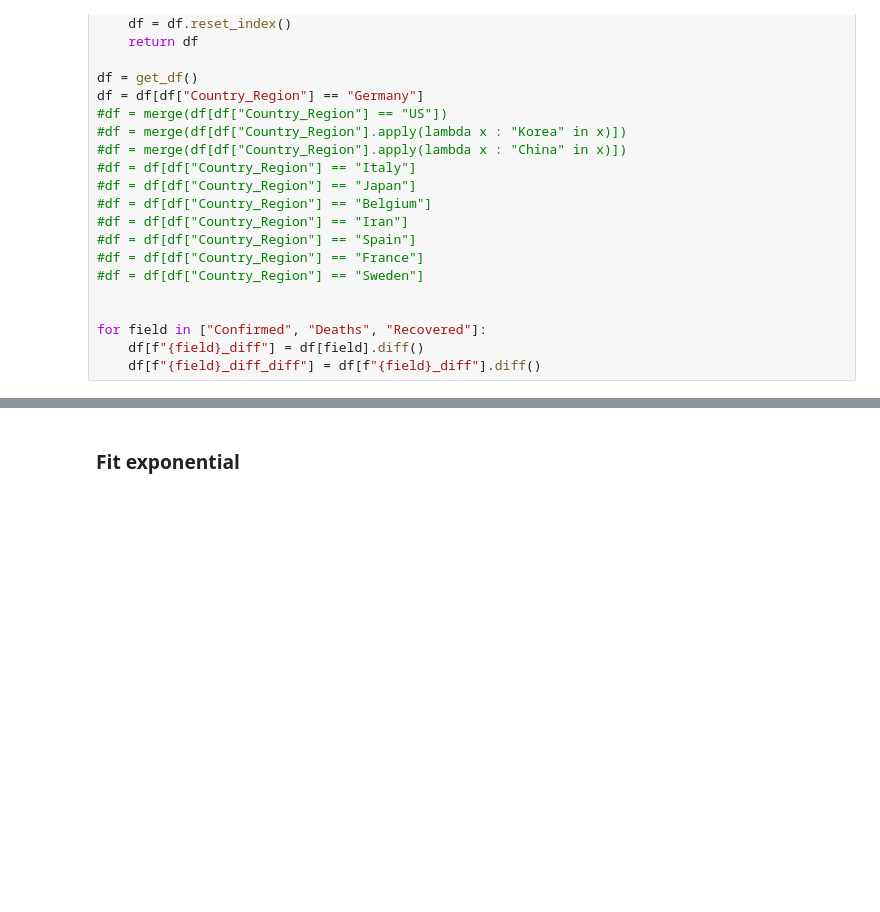
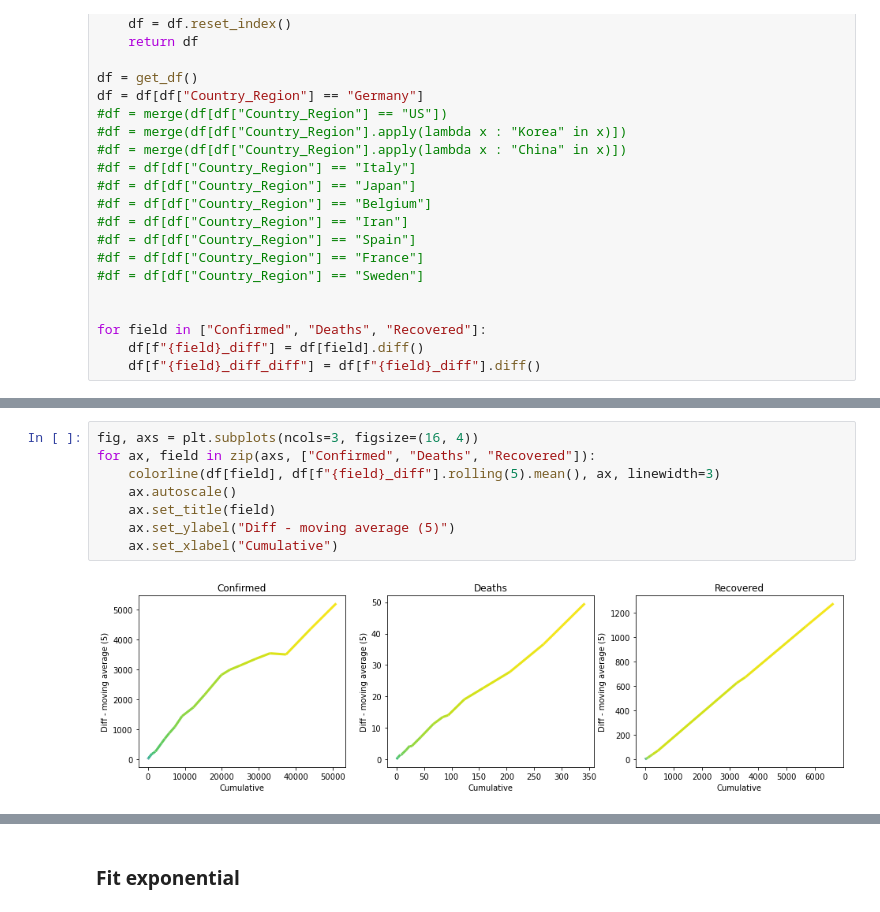
Before and after one commit to nikoladze/COVID-19, a Jupyter notebook: plot.ipynb, the cells around one changed output, grey strips where cells are left out. Drawn from its saved outputs; the diff is of its cells as text; blank space fills up the shorter version.

```diff
--- a/plot.ipynb
+++ b/plot.ipynb
@@ -85,3 +105,13 @@ ax.set_yscale("log")
+# %%
+fig, axs = plt.subplots(ncols=3, figsize=(16, 4))
+for ax, field in zip(axs, ["Confirmed", "Deaths", "Recovered"]):
+    colorline(df[field], df[f"{field}_diff"].rolling(5).mean(), ax, linewidth=3)
+    ax.autoscale()
+    ax.set_title(field)
+    ax.set_ylabel("Diff - moving average (5)")
+    ax.set_xlabel("Cumulative")
+# %% [output]
+[figure, added]
 # %%
 axs = df.iloc[-30:].plot.bar(
     x="date",
```
Also changed, not shown: parts of 16 cells of this notebook.
